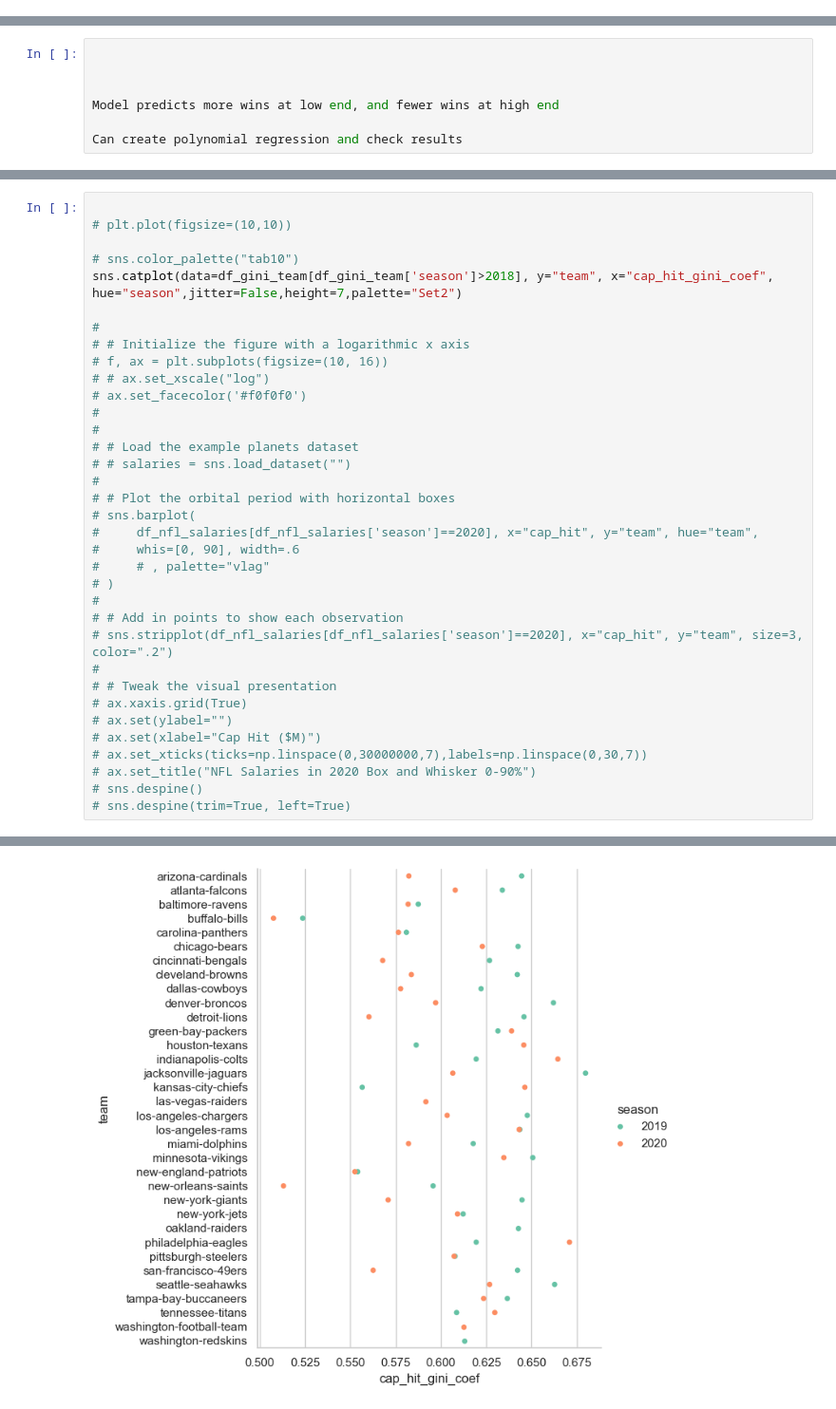
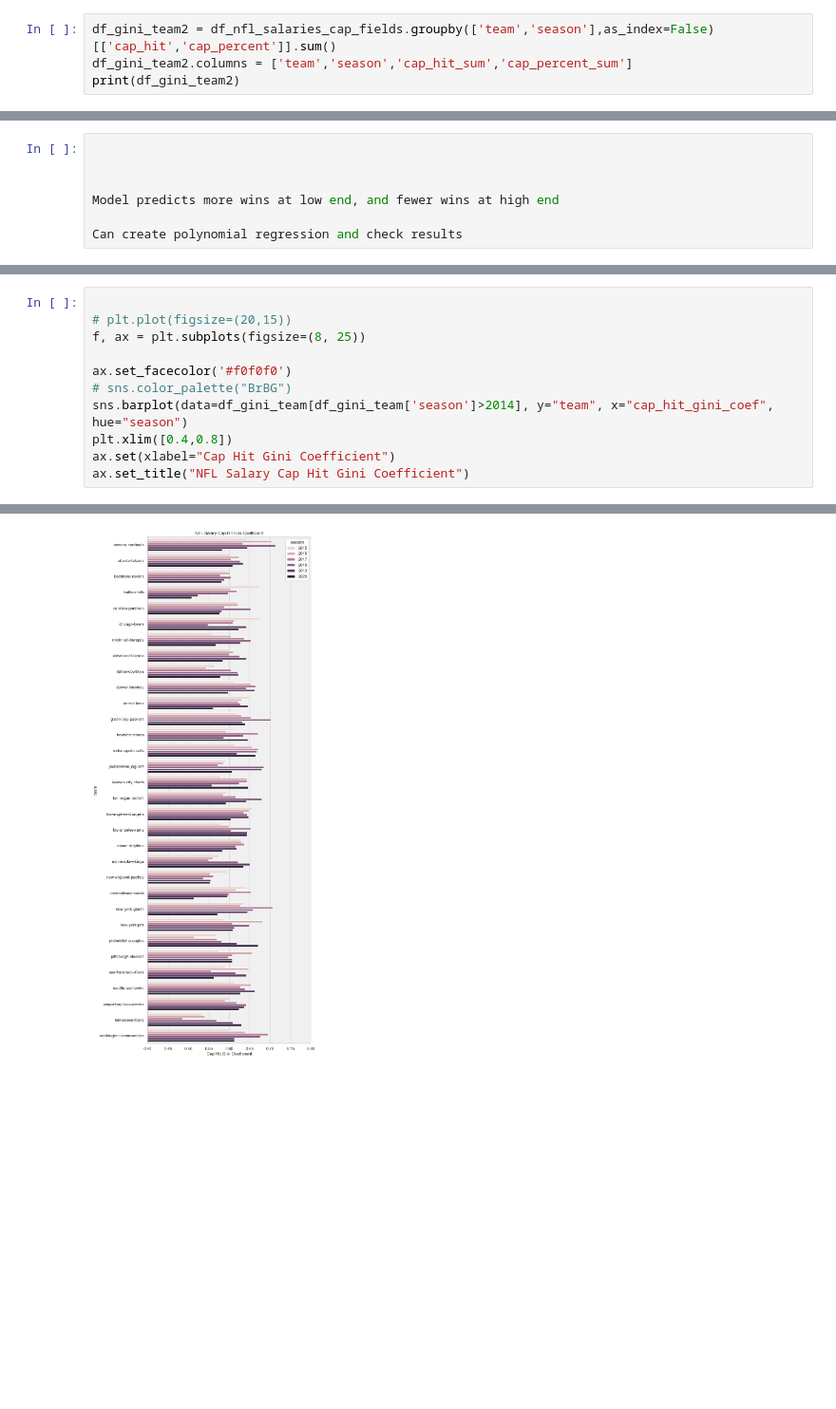
Before and after one commit to efruin-git/Data-Projects, a Jupyter notebook: NFL_Salaries.ipynb, the cells around one changed output, grey strips where cells are left out. Shown at 95% size. Saved outputs shown, nothing was run; the diff lists cells and outputs as text; blank space fills up the shorter version.

```diff
--- a/NFL_Salaries.ipynb
+++ b/NFL_Salaries.ipynb
@@ -578,0 +315,4 @@ np.float64(0.2857142857142857)
+# %%
+df_gini_team2 = df_nfl_salaries_cap_fields.groupby(['team','season'],as_index=False)[['cap_hit','cap_percent']].sum()
+df_gini_team2.columns = ['team','season','cap_hit_sum','cap_percent_sum']
+print(df_gini_team2)
@@ -1328,36 +1571,12 @@ create linear regression with other variables from team stats data set
 # %%
 
-# plt.plot(figsize=(10,10))
+# plt.plot(figsize=(20,15))
+f, ax = plt.subplots(figsize=(8, 25))
 
-# sns.color_palette("tab10")
-sns.catplot(data=df_gini_team[df_gini_team['season']>2018], y="team", x="cap_hit_gini_coef", hue="season",jitter=False,height=7,palette="Set2")
-
-#
-# # Initialize the figure with a logarithmic x axis
-# f, ax = plt.subplots(figsize=(10, 16))
-# # ax.set_xscale("log")
-# ax.set_facecolor('#f0f0f0')
-#
-#
-# # Load the example planets dataset
-# # salaries = sns.load_dataset("")
-#
-# # Plot the orbital period with horizontal boxes
-# sns.barplot(
-#     df_nfl_salaries[df_nfl_salaries['season']==2020], x="cap_hit", y="team", hue="team",
-#     whis=[0, 90], width=.6
-#     # , palette="vlag"
-# )
-#
-# # Add in points to show each observation
-# sns.stripplot(df_nfl_salaries[df_nfl_salaries['season']==2020], x="cap_hit", y="team", size=3, color=".2")
-#
-# # Tweak the visual presentation
-# ax.xaxis.grid(True)
-# ax.set(ylabel="")
-# ax.set(xlabel="Cap Hit ($M)")
-# ax.set_xticks(ticks=np.linspace(0,30000000,7),labels=np.linspace(0,30,7))
-# ax.set_title("NFL Salaries in 2020 Box and Whisker 0-90%")
-# sns.despine()
-# sns.despine(trim=True, left=True)
+ax.set_facecolor('#f0f0f0')
+# sns.color_palette("BrBG")
+sns.barplot(data=df_gini_team[df_gini_team['season']>2014], y="team", x="cap_hit_gini_coef", hue="season")
+plt.xlim([0.4,0.8])
+ax.set(xlabel="Cap Hit Gini Coefficient")
+ax.set_title("NFL Salary Cap Hit Gini Coefficient")
 # %% [output]
@@ -1365 +1584 @@ sns.catplot(data=df_gini_team[df_gini_team['season']>2018], y="team", x="cap_hit
-[figure, old version]
+[figure, new version]
```
Also changed, not shown: parts of 199 cells of this notebook.
